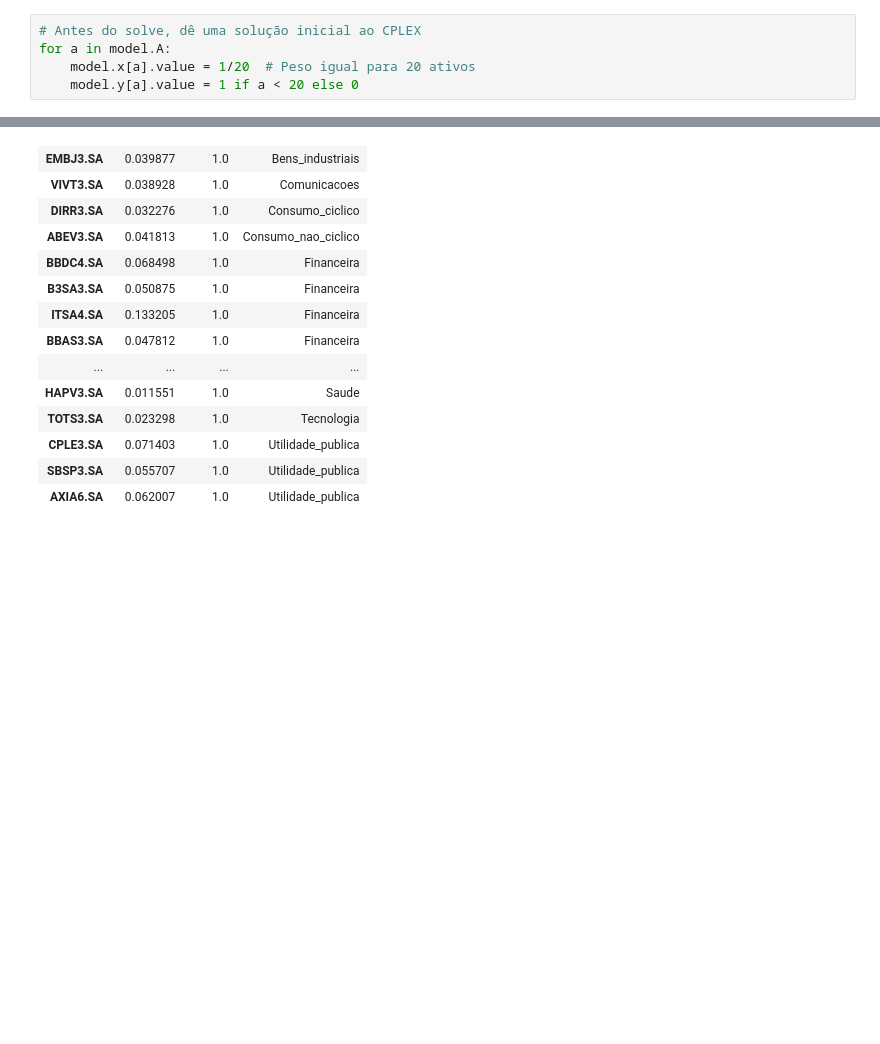
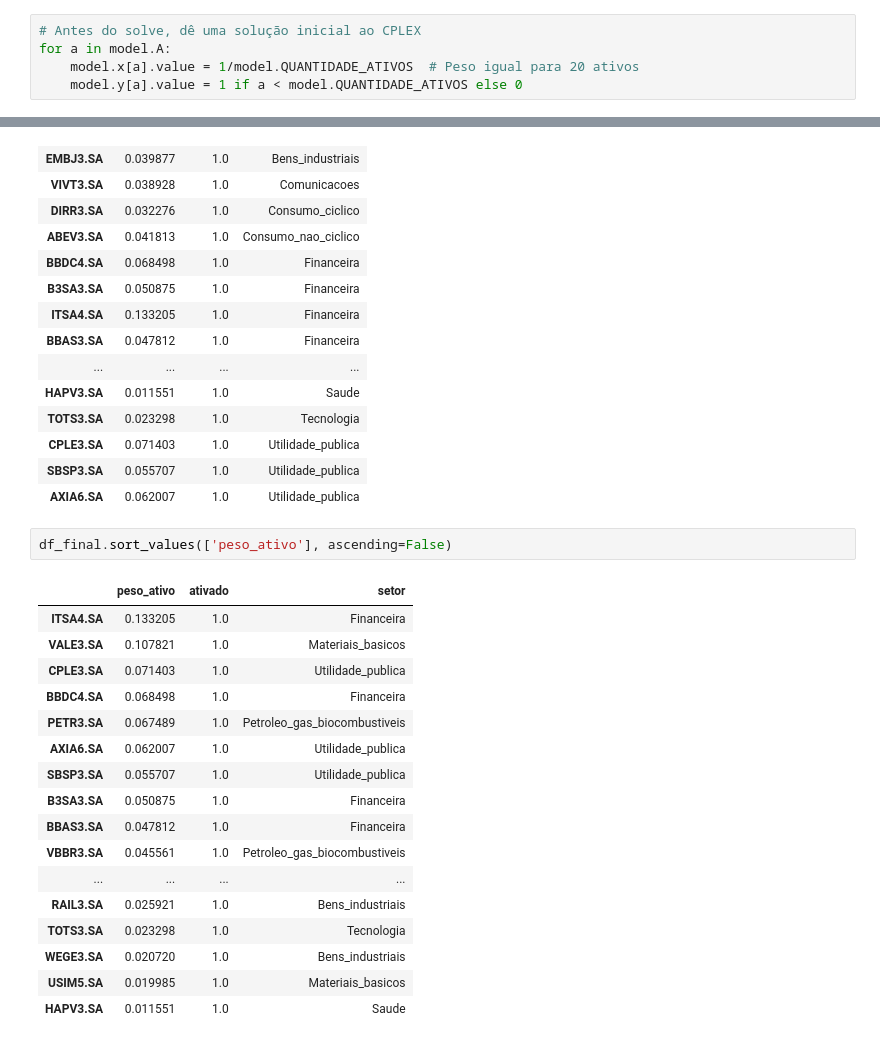
Before and after one commit to JoaoNogaroli/mestrado, a Jupyter notebook: modelo_otimizacao_robusta/setores_/app_7.ipynb, the cells around one changed output, grey strips where cells are left out. Drawn from its saved outputs; the diff is of its cells as text; blank space fills up the shorter version.

```diff
--- a/modelo_otimizacao_robusta/setores_/app_7.ipynb
+++ b/modelo_otimizacao_robusta/setores_/app_7.ipynb
@@ -215,8 +195,8 @@ model.con_limite_setor = pyo.Constraint(model.SETORES_IDX, rule=regra_limite_set
 # %%
 # Antes do solve, dê uma solução inicial ao CPLEX
 for a in model.A:
-    model.x[a].value = 1/20  # Peso igual para 20 ativos
-    model.y[a].value = 1 if a < 20 else 0
+    model.x[a].value = 1/model.QUANTIDADE_ATIVOS  # Peso igual para 20 ativos
+    model.y[a].value = 1 if a < model.QUANTIDADE_ATIVOS else 0
 # %%
 opt = SolverFactory('cplex', executable='C:\\CPLEX_Studio2211\\cplex\\bin\\x64_win64\\cplex.exe')
 opt.options['TimeLimit'] = 480
@@ -483,3 +446,23 @@ df_final.sort_values(['setor'])
 | CPLE3.SA | 0.071403 | 1.0 | Utilidade_publica |
 | SBSP3.SA | 0.055707 | 1.0 | Utilidade_publica |
 | AXIA6.SA | 0.062007 | 1.0 | Utilidade_publica |
+# %%
+df_final.sort_values(['peso_ativo'], ascending=False)
+# %% [output]
+|  | peso_ativo | ativado | setor |
+| ITSA4.SA | 0.133205 | 1.0 | Financeira |
+| VALE3.SA | 0.107821 | 1.0 | Materiais_basicos |
+| CPLE3.SA | 0.071403 | 1.0 | Utilidade_publica |
+| BBDC4.SA | 0.068498 | 1.0 | Financeira |
+| PETR3.SA | 0.067489 | 1.0 | Petroleo_gas_biocombustiveis |
+| AXIA6.SA | 0.062007 | 1.0 | Utilidade_publica |
+| SBSP3.SA | 0.055707 | 1.0 | Utilidade_publica |
+| B3SA3.SA | 0.050875 | 1.0 | Financeira |
+| BBAS3.SA | 0.047812 | 1.0 | Financeira |
+| VBBR3.SA | 0.045561 | 1.0 | Petroleo_gas_biocombustiveis |
+| ... | ... | ... | ... |
+| RAIL3.SA | 0.025921 | 1.0 | Bens_industriais |
+| TOTS3.SA | 0.023298 | 1.0 | Tecnologia |
+| WEGE3.SA | 0.020720 | 1.0 | Bens_industriais |
+| USIM5.SA | 0.019985 | 1.0 | Materiais_basicos |
+| HAPV3.SA | 0.011551 | 1.0 | Saude |
```
Also changed, not shown: parts of 4 cells of this notebook.
